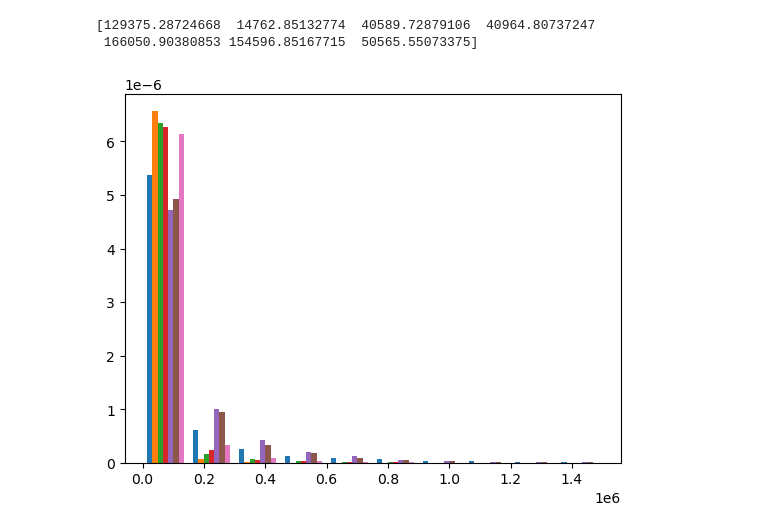
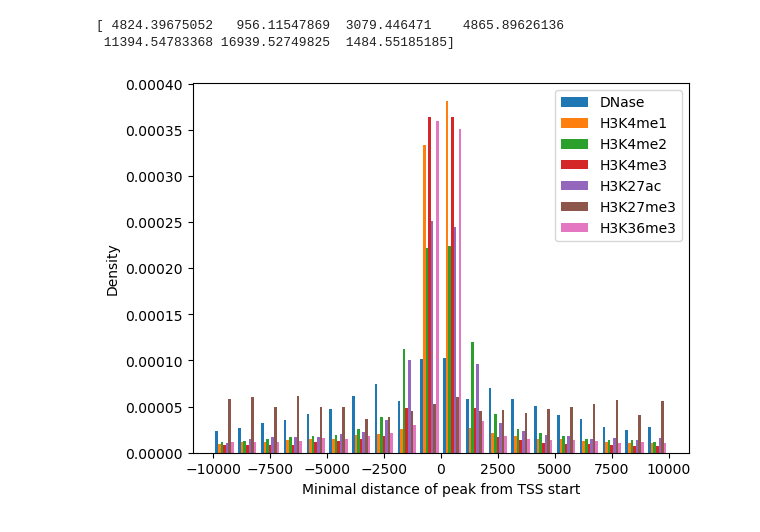
Before and after one commit to plaf2000/ml4g-1, a Jupyter notebook: analysis.ipynb, the cells around one changed output. Drawn from its saved outputs; the diff is of its cells as text; code cells hidden in the pictures.

```diff
--- a/analysis.ipynb
+++ b/analysis.ipynb
@@ -6,29 +6,33 @@ TRAIN_DATA_PATH = "Data/processed/data_train.npz"
 # %%
 training_data = np.load(TRAIN_DATA_PATH)
 X1: np.ndarray = training_data["X1"]
 X2: np.ndarray = training_data["X2"]
 
 y_X1: np.ndarray = training_data["labels_X1"]
 y_X2: np.ndarray = training_data["labels_X2"]
 
 
 X = np.concatenate((X1, X2), axis=0)
 y = np.concatenate((y_X1, y_X2), axis=0)
 print(np.mean(X[:, :, 0, 1], axis=0))
 
 labels = [
     "DNase",
     "H3K4me1",
     "H3K4me2",
     "H3K4me3",
     "H3K27ac",
     "H3K27me3",
     "H3K36me3",
 ]
 
-plt.hist(X[:, :, 0, 1], density=True, bins=10, histtype='bar', label=labels, range = (0, 1.5e6))
+# plt.hist(X[:, 0, 0, 1], density=False, bins=100, histtype='bar', label=labels[0])
+plt.hist(X[:, :, 0, 1], density=True, bins=20, histtype='bar', label=labels, range=(-1e4, 1e4))
+plt.ylabel("Density")
+plt.xlabel("Minimal distance of peak from TSS start")
+plt.legend()
 plt.show()
 # %% [output]
-[129375.28724668  14762.85132774  40589.72879106  40964.80737247
- 166050.90380853 154596.85167715  50565.55073375]
+[ 4824.39675052   956.11547869  3079.446471    4865.89626136
+ 11394.54783368 16939.52749825  1484.55185185]
-[figure, old version]
+[figure, new version]
```
Also changed, not shown: parts of 1 cell of this notebook, 12 other files.
